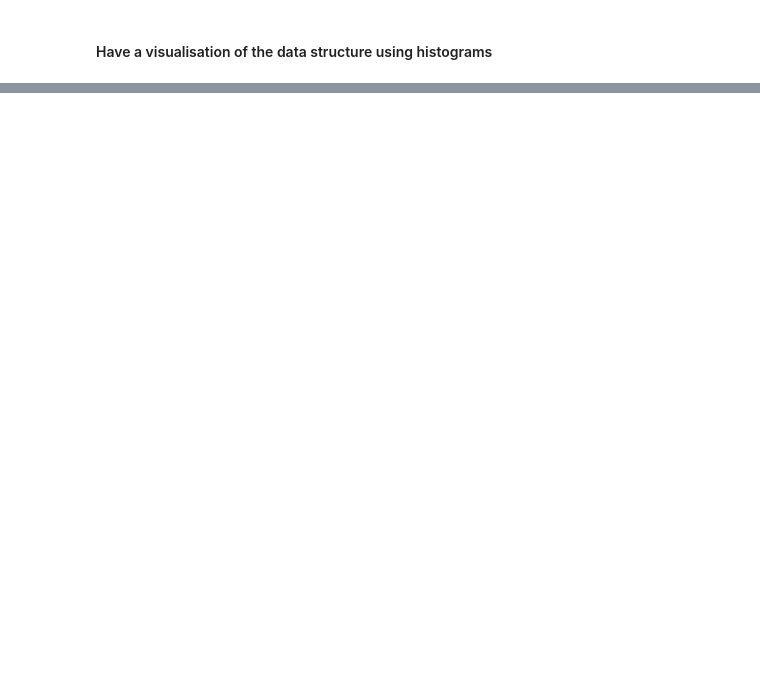
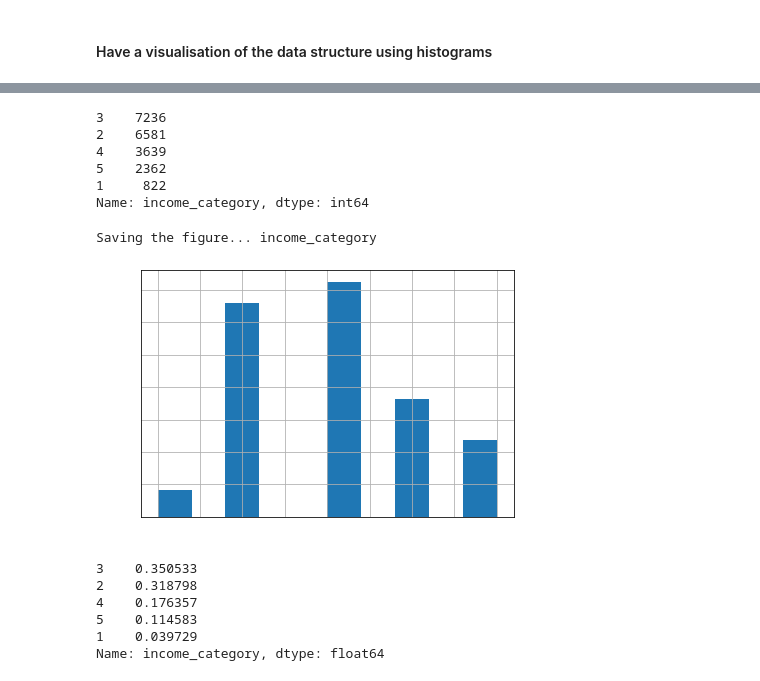
Before and after one commit to Zad-100/End-To-End-Machine-Learning-Project, a Jupyter notebook: housing.ipynb, the cells around one changed output, grey strips where cells are left out. Drawn from its saved outputs; the diff is of its cells as text; code cells hidden in the pictures; blank space fills up the shorter version.

```diff
--- a/housing.ipynb
+++ b/housing.ipynb
@@ -130,0 +267,16 @@ Saving the figure... all_attributes_histograms
+# %%
+housingDF["income_category"].value_counts()
+# %% [output]
+3    7236
+2    6581
+4    3639
+5    2362
+1     822
+Name: income_category, dtype: int64
+# %%
+housingDF["income_category"].hist()
+saveFigures("income_category")
+plt.show()
+# %% [output]
+Saving the figure... income_category
+[figure, added]
@@ -130,0 +293,10 @@ Saving the figure... all_attributes_histograms
+# %%
+# Checking if it worked properly
+stratTestSet["income_category"].value_counts() / len(stratTestSet)
+# %% [output]
+3    0.350533
+2    0.318798
+4    0.176357
+5    0.114583
+1    0.039729
+Name: income_category, dtype: float64
```
Also changed, not shown: parts of 22 cells of this notebook, 3 other files.
